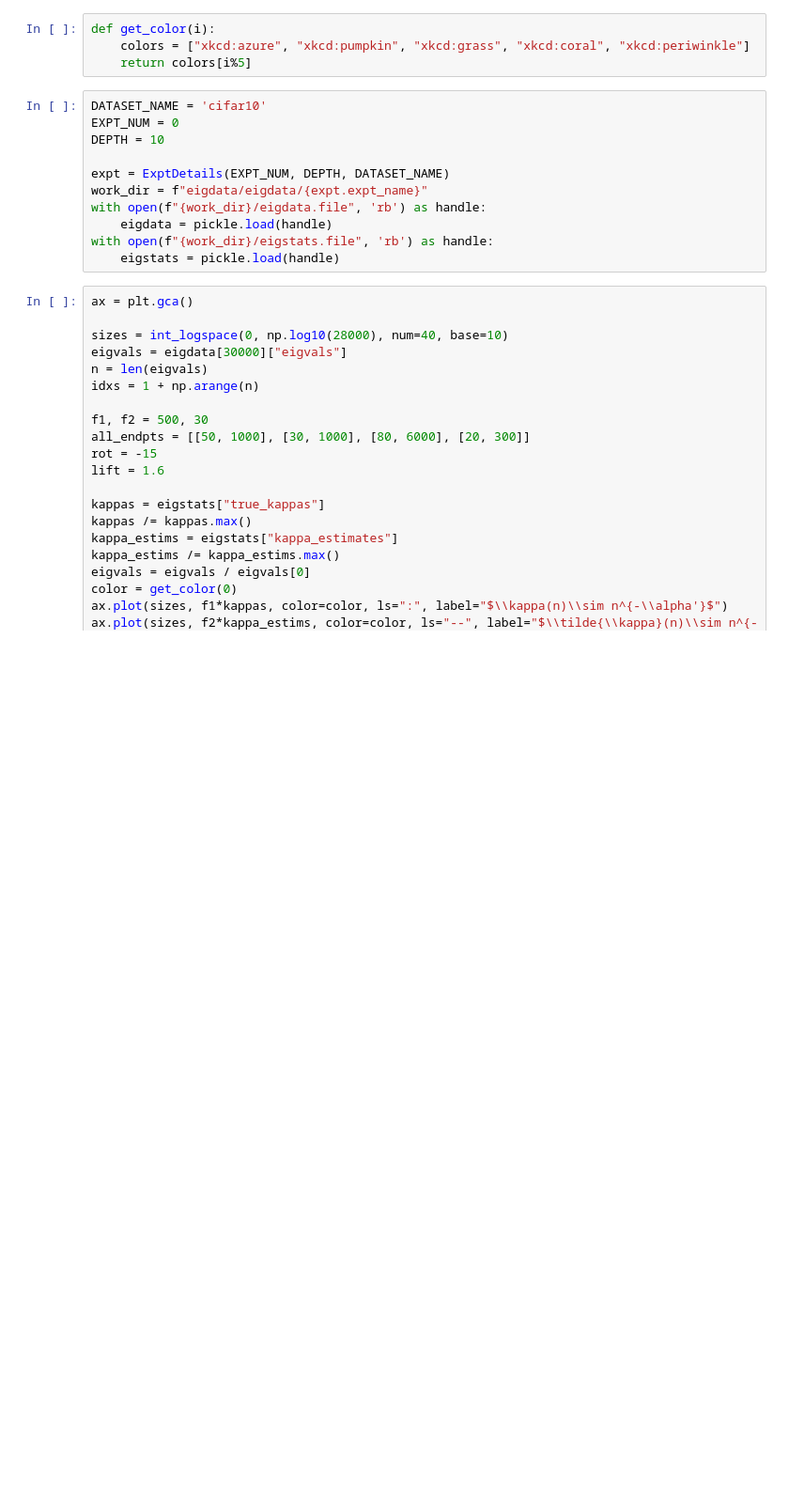
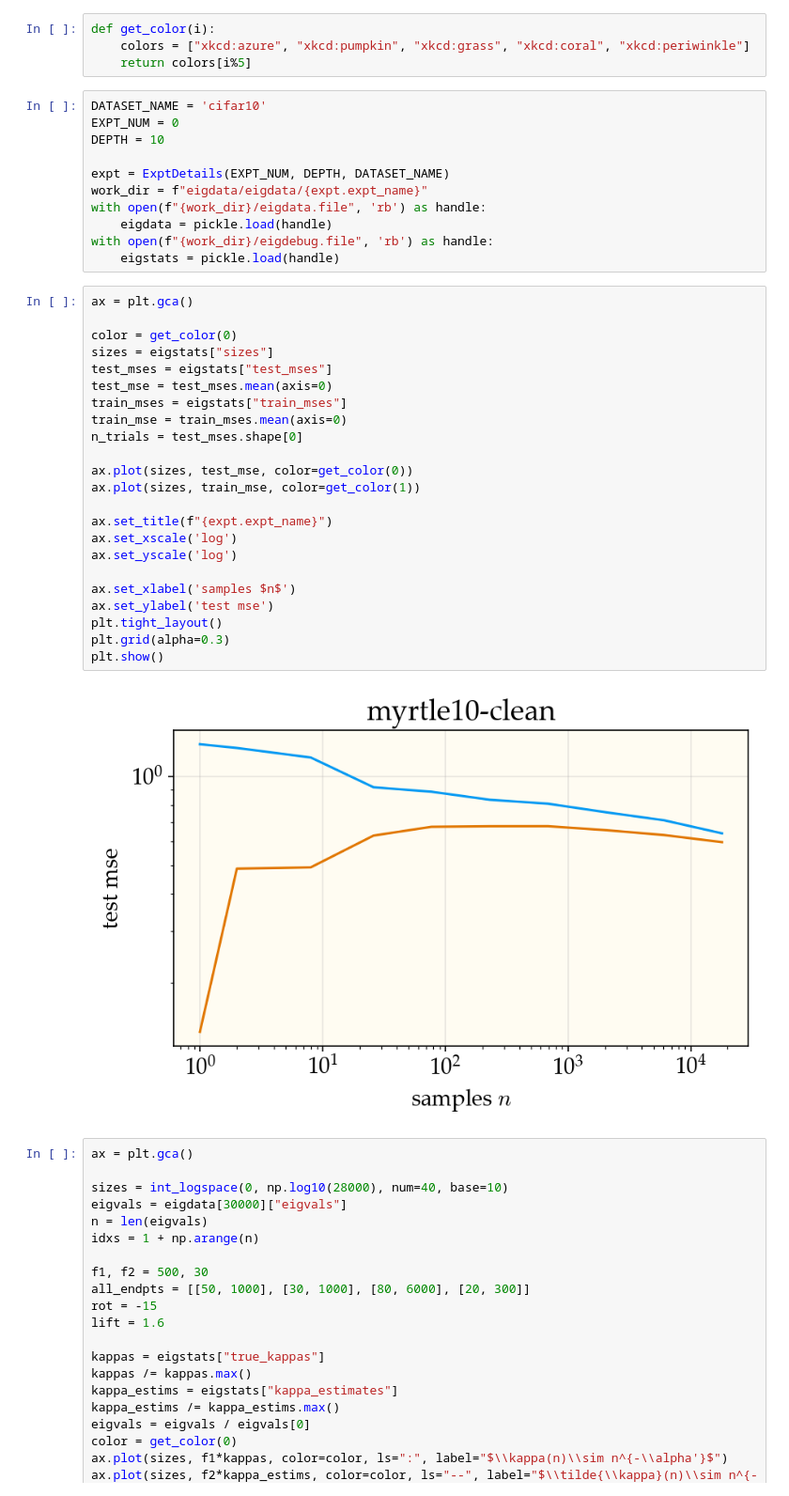
Before and after one commit to dkarkada/more-is-better, a Jupyter notebook: powerlaws.ipynb, the cells around one changed output. Shown at 94% size. Saved outputs shown, nothing was run; the diff lists cells and outputs as text; blank space fills up the shorter version.

```diff
--- a/powerlaws.ipynb
+++ b/powerlaws.ipynb
@@ -24,8 +24,33 @@ expt = ExptDetails(EXPT_NUM, DEPTH, DATASET_NAME)
 work_dir = f"eigdata/eigdata/{expt.expt_name}"
 with open(f"{work_dir}/eigdata.file", 'rb') as handle:
     eigdata = pickle.load(handle)
-with open(f"{work_dir}/eigstats.file", 'rb') as handle:
+with open(f"{work_dir}/eigdebug.file", 'rb') as handle:
     eigstats = pickle.load(handle)
+# %%
+ax = plt.gca()
+
+color = get_color(0)
+sizes = eigstats["sizes"]
+test_mses = eigstats["test_mses"]
+test_mse = test_mses.mean(axis=0)
+train_mses = eigstats["train_mses"]
+train_mse = train_mses.mean(axis=0)
+n_trials = test_mses.shape[0]
+
+ax.plot(sizes, test_mse, color=get_color(0))
+ax.plot(sizes, train_mse, color=get_color(1))
+
+ax.set_title(f"{expt.expt_name}")
+ax.set_xscale('log')
+ax.set_yscale('log')
+
+ax.set_xlabel('samples $n$')
+ax.set_ylabel('test mse')
+plt.tight_layout()
+plt.grid(alpha=0.3)
+plt.show()
+# %% [output]
+[figure, added]
 # %%
 ax = plt.gca()
 
```
Also changed, not shown: parts of 1 cell of this notebook, 1 other file.
